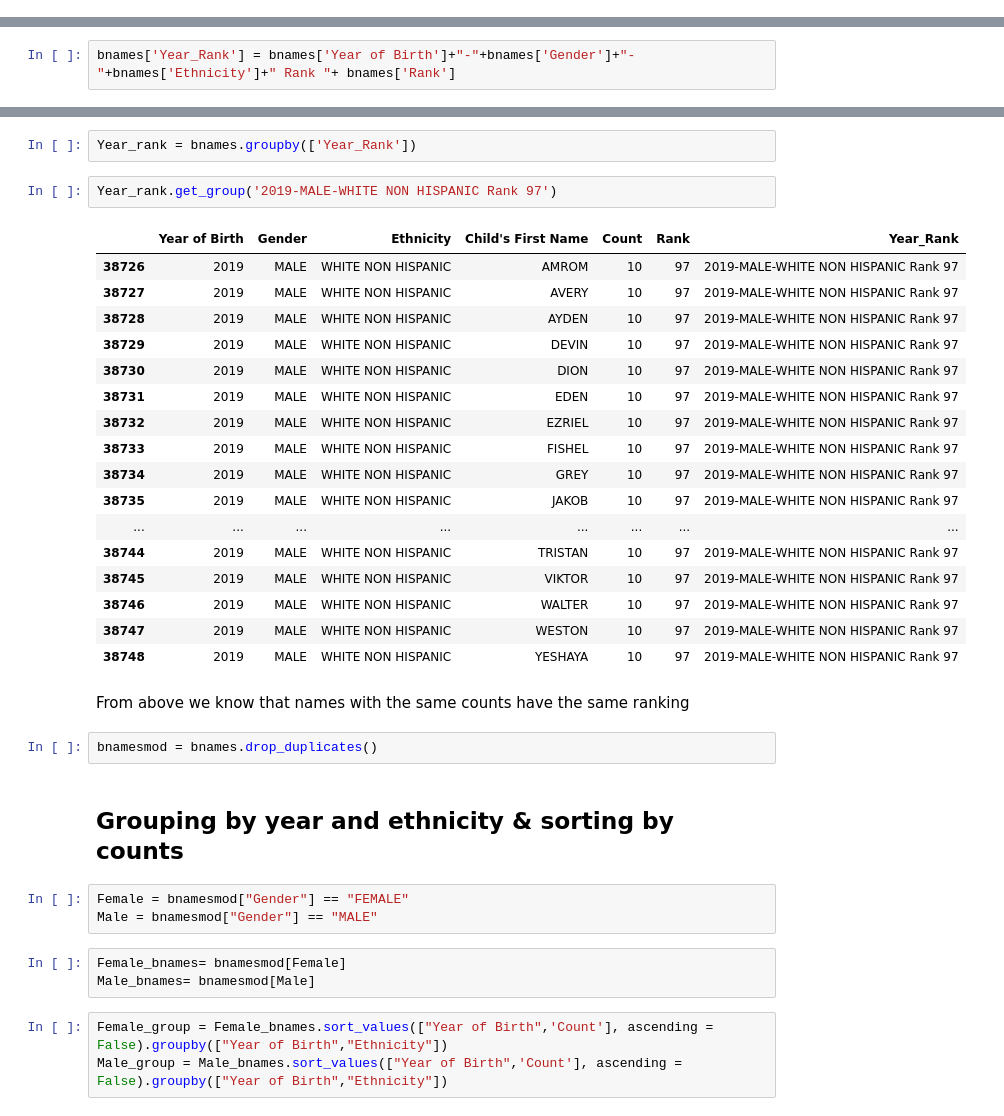
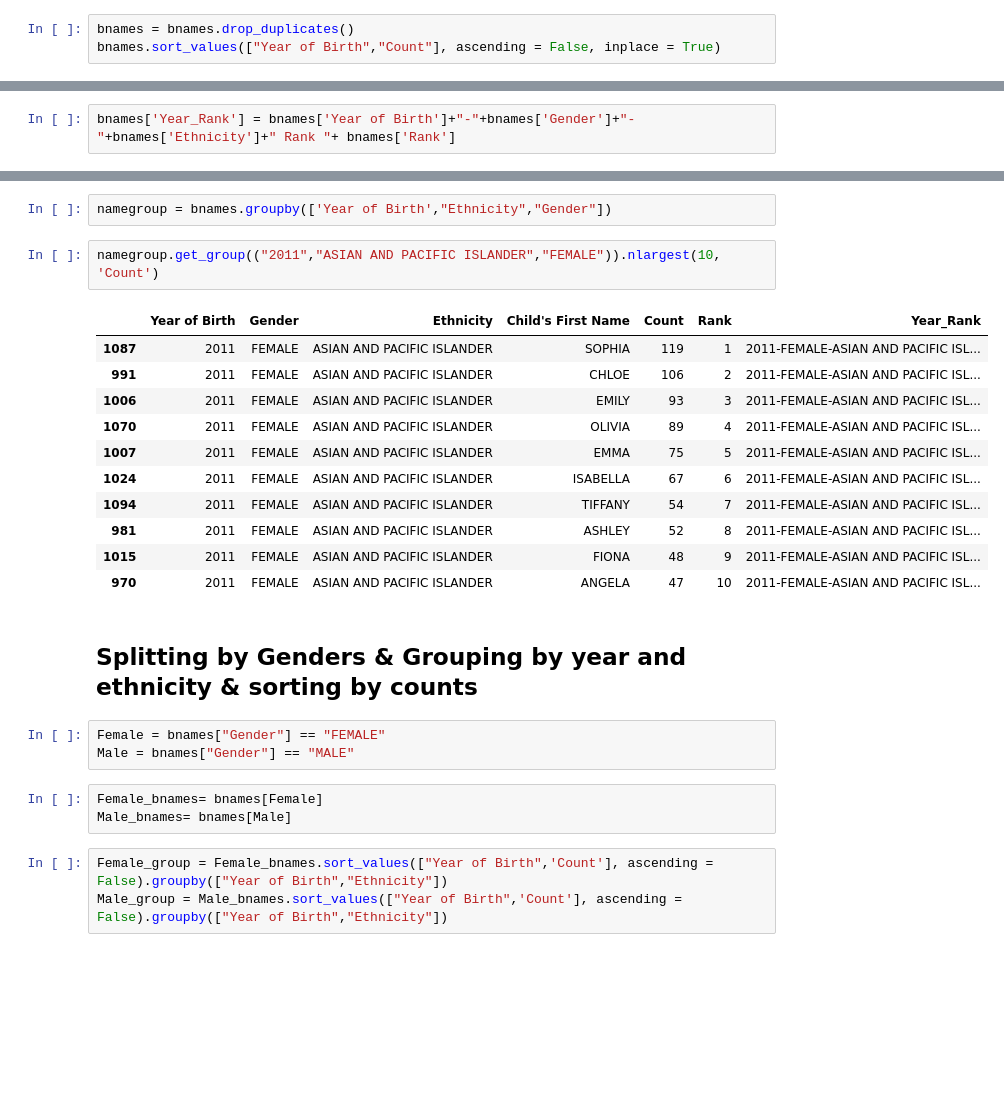
Before and after one commit to suhsunghee/suhsunghee.github.io, a Jupyter notebook: Data with Python/7.New York City baby names/New York City Popular Baby Names.ipynb, the cells around one changed output, grey strips where cells are left out. Cells and saved outputs as stored; diff of their text form; blank space fills up the shorter version.

```diff
--- a/Data with Python/7.New York City baby names/New York City Popular Baby Names.ipynb
+++ b/Data with Python/7.New York City baby names/New York City Popular Baby Names.ipynb
@@ -74 +68,4 @@ bnames.head(40)
+# %%
+bnames = bnames.drop_duplicates()
+bnames.sort_values(["Year of Birth","Count"], ascending = False, inplace = True)
 # %% [markdown]
@@ -96,37 +92,27 @@ bnames.head(10)
 # %%
-Year_rank = bnames.groupby(['Year_Rank'])
+namegroup = bnames.groupby(['Year of Birth',"Ethnicity","Gender"])
 # %%
-Year_rank.get_group('2019-MALE-WHITE NON HISPANIC Rank 97')
+namegroup.get_group(("2011","ASIAN AND PACIFIC ISLANDER","FEMALE")).nlargest(10, 'Count')
 # %% [output]
 |  | Year of Birth | Gender | Ethnicity | Child's First Name | Count | Rank | Year_Rank |
-| 38726 | 2019 | MALE | WHITE NON HISPANIC | AMROM | 10 | 97 | 2019-MALE-WHITE NON HISPANIC Rank 97 |
-| 38727 | 2019 | MALE | WHITE NON HISPANIC | AVERY | 10 | 97 | 2019-MALE-WHITE NON HISPANIC Rank 97 |
-| 38728 | 2019 | MALE | WHITE NON HISPANIC | AYDEN | 10 | 97 | 2019-MALE-WHITE NON HISPANIC Rank 97 |
-| 38729 | 2019 | MALE | WHITE NON HISPANIC | DEVIN | 10 | 97 | 2019-MALE-WHITE NON HISPANIC Rank 97 |
-| 38730 | 2019 | MALE | WHITE NON HISPANIC | DION | 10 | 97 | 2019-MALE-WHITE NON HISPANIC Rank 97 |
-| 38731 | 2019 | MALE | WHITE NON HISPANIC | EDEN | 10 | 97 | 2019-MALE-WHITE NON HISPANIC Rank 97 |
-| 38732 | 2019 | MALE | WHITE NON HISPANIC | EZRIEL | 10 | 97 | 2019-MALE-WHITE NON HISPANIC Rank 97 |
-| 38733 | 2019 | MALE | WHITE NON HISPANIC | FISHEL | 10 | 97 | 2019-MALE-WHITE NON HISPANIC Rank 97 |
-| 38734 | 2019 | MALE | WHITE NON HISPANIC | GREY | 10 | 97 | 2019-MALE-WHITE NON HISPANIC Rank 97 |
-| 38735 | 2019 | MALE | WHITE NON HISPANIC | JAKOB | 10 | 97 | 2019-MALE-WHITE NON HISPANIC Rank 97 |
-| ... | ... | ... | ... | ... | ... | ... | ... |
-| 38744 | 2019 | MALE | WHITE NON HISPANIC | TRISTAN | 10 | 97 | 2019-MALE-WHITE NON HISPANIC Rank 97 |
-| 38745 | 2019 | MALE | WHITE NON HISPANIC | VIKTOR | 10 | 97 | 2019-MALE-WHITE NON HISPANIC Rank 97 |
-| 38746 | 2019 | MALE | WHITE NON HISPANIC | WALTER | 10 | 97 | 2019-MALE-WHITE NON HISPANIC Rank 97 |
-| 38747 | 2019 | MALE | WHITE NON HISPANIC | WESTON | 10 | 97 | 2019-MALE-WHITE NON HISPANIC Rank 97 |
-| 38748 | 2019 | MALE | WHITE NON HISPANIC | YESHAYA | 10 | 97 | 2019-MALE-WHITE NON HISPANIC Rank 97 |
+| 1087 | 2011 | FEMALE | ASIAN AND PACIFIC ISLANDER | SOPHIA | 119 | 1 | 2011-FEMALE-ASIAN AND PACIFIC ISL... |
+| 991 | 2011 | FEMALE | ASIAN AND PACIFIC ISLANDER | CHLOE | 106 | 2 | 2011-FEMALE-ASIAN AND PACIFIC ISL... |
+| 1006 | 2011 | FEMALE | ASIAN AND PACIFIC ISLANDER | EMILY | 93 | 3 | 2011-FEMALE-ASIAN AND PACIFIC ISL... |
+| 1070 | 2011 | FEMALE | ASIAN AND PACIFIC ISLANDER | OLIVIA | 89 | 4 | 2011-FEMALE-ASIAN AND PACIFIC ISL... |
+| 1007 | 2011 | FEMALE | ASIAN AND PACIFIC ISLANDER | EMMA | 75 | 5 | 2011-FEMALE-ASIAN AND PACIFIC ISL... |
+| 1024 | 2011 | FEMALE | ASIAN AND PACIFIC ISLANDER | ISABELLA | 67 | 6 | 2011-FEMALE-ASIAN AND PACIFIC ISL... |
+| 1094 | 2011 | FEMALE | ASIAN AND PACIFIC ISLANDER | TIFFANY | 54 | 7 | 2011-FEMALE-ASIAN AND PACIFIC ISL... |
+| 981 | 2011 | FEMALE | ASIAN AND PACIFIC ISLANDER | ASHLEY | 52 | 8 | 2011-FEMALE-ASIAN AND PACIFIC ISL... |
+| 1015 | 2011 | FEMALE | ASIAN AND PACIFIC ISLANDER | FIONA | 48 | 9 | 2011-FEMALE-ASIAN AND PACIFIC ISL... |
+| 970 | 2011 | FEMALE | ASIAN AND PACIFIC ISLANDER | ANGELA | 47 | 10 | 2011-FEMALE-ASIAN AND PACIFIC ISL... |
-# %% [markdown]
-From above we know that names with the same counts have the same ranking
-# %%
-bnamesmod = bnames.drop_duplicates()
 # %% [markdown]
-## Grouping by year and ethnicity & sorting by counts
+## Splitting by Genders & Grouping by year and ethnicity & sorting by counts
 # %%
-Female = bnamesmod["Gender"] == "FEMALE"
-Male = bnamesmod["Gender"] == "MALE"
+Female = bnames["Gender"] == "FEMALE"
+Male = bnames["Gender"] == "MALE"
 # %%
-Female_bnames= bnamesmod[Female]
-Male_bnames= bnamesmod[Male]
+Female_bnames= bnames[Female]
+Male_bnames= bnames[Male]
 # %%
 Female_group = Female_bnames.sort_values(["Year of Birth",'Count'], ascending = False).groupby(["Year of Birth","Ethnicity"])
 Male_group = Male_bnames.sort_values(["Year of Birth",'Count'], ascending = False).groupby(["Year of Birth","Ethnicity"])
```
Also changed, not shown: parts of 9 cells of this notebook.
